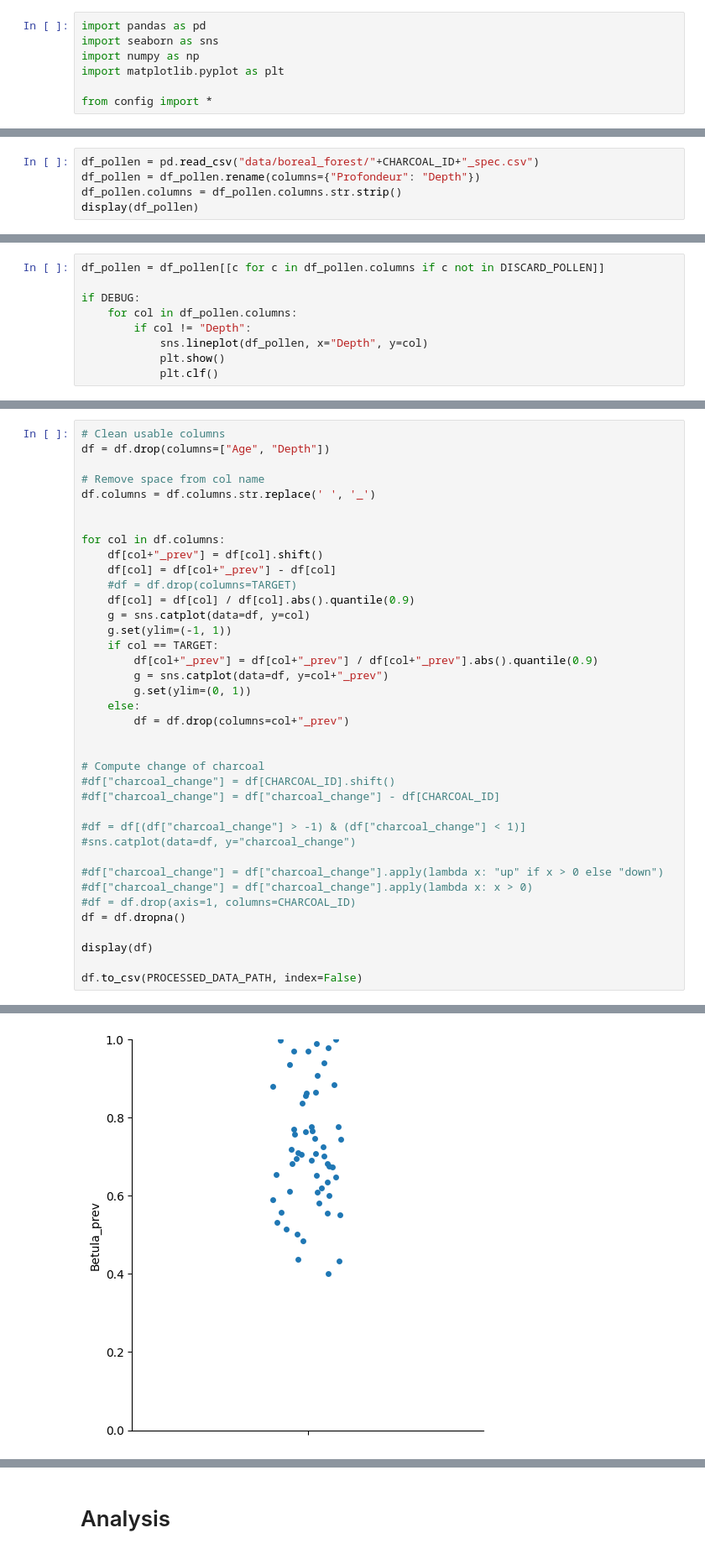
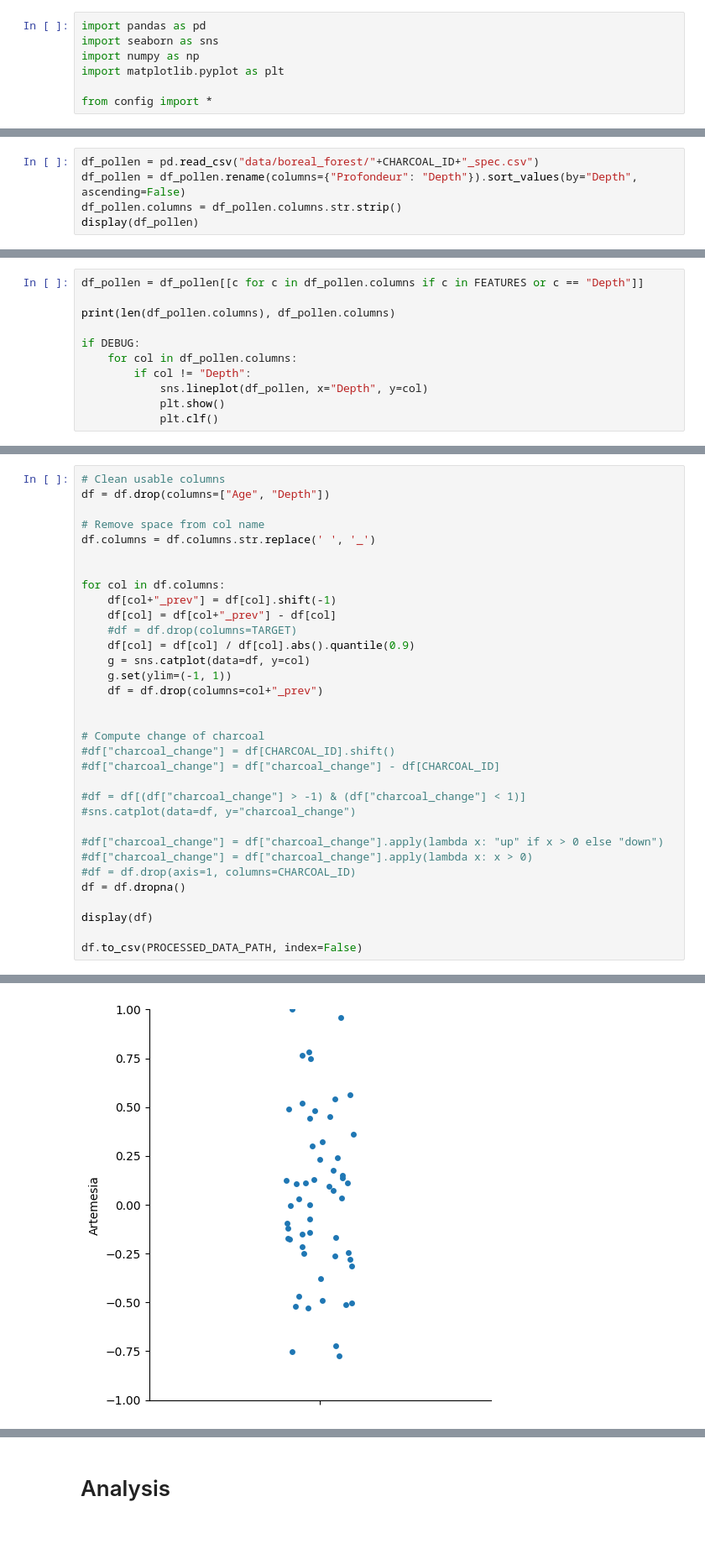
Before and after one commit to Tony-sama/boreal-forest, a Jupyter notebook: 1_data_processing.ipynb, the cells around one changed output, grey strips where cells are left out. Shown at 84% size. Saved outputs shown, nothing was run; the diff lists cells and outputs as text.

Commit message:
Update data encoding and lfit influence extraction to get all features influences into one graph.

```diff
--- a/1_data_processing.ipynb
+++ b/1_data_processing.ipynb
@@ -50,7 +52,7 @@ sns.lineplot(df_charcoal, x="Age", y=CHARCOAL_ID, color="firebrick")
 [figure]
 # %%
 df_pollen = pd.read_csv("data/boreal_forest/"+CHARCOAL_ID+"_spec.csv")
-df_pollen = df_pollen.rename(columns={"Profondeur": "Depth"})
+df_pollen = df_pollen.rename(columns={"Profondeur": "Depth"}).sort_values(by="Depth", ascending=False)
 df_pollen.columns = df_pollen.columns.str.strip()
 display(df_pollen)
 # %% [output]
@@ -91,5 +79,7 @@ if DEBUG:
 # %%
-df_pollen = df_pollen[[c for c in df_pollen.columns if c not in DISCARD_POLLEN]]
+df_pollen = df_pollen[[c for c in df_pollen.columns if c in FEATURES or c == "Depth"]]
+
+print(len(df_pollen.columns), df_pollen.columns)
 
 if DEBUG:
     for col in df_pollen.columns:
@@ -195,18 +175,13 @@ df.columns = df.columns.str.replace(' ', '_')
 
 
 for col in df.columns:
-    df[col+"_prev"] = df[col].shift()
+    df[col+"_prev"] = df[col].shift(-1)
     df[col] = df[col+"_prev"] - df[col]
     #df = df.drop(columns=TARGET)
     df[col] = df[col] / df[col].abs().quantile(0.9)
     g = sns.catplot(data=df, y=col)
     g.set(ylim=(-1, 1))
-    if col == TARGET:
-        df[col+"_prev"] = df[col+"_prev"] / df[col+"_prev"].abs().quantile(0.9)
-        g = sns.catplot(data=df, y=col+"_prev")
-        g.set(ylim=(0, 1))
-    else:
-        df = df.drop(columns=col+"_prev")
+    df = df.drop(columns=col+"_prev")
 
 
 # Compute change of charcoal
@@ -248 +223 @@ df.to_csv(PROCESSED_DATA_PATH, index=False)
-[figure, old version]
+[figure, new version]
```
Also changed, not shown: parts of 10 cells of this notebook, 3 other files.
